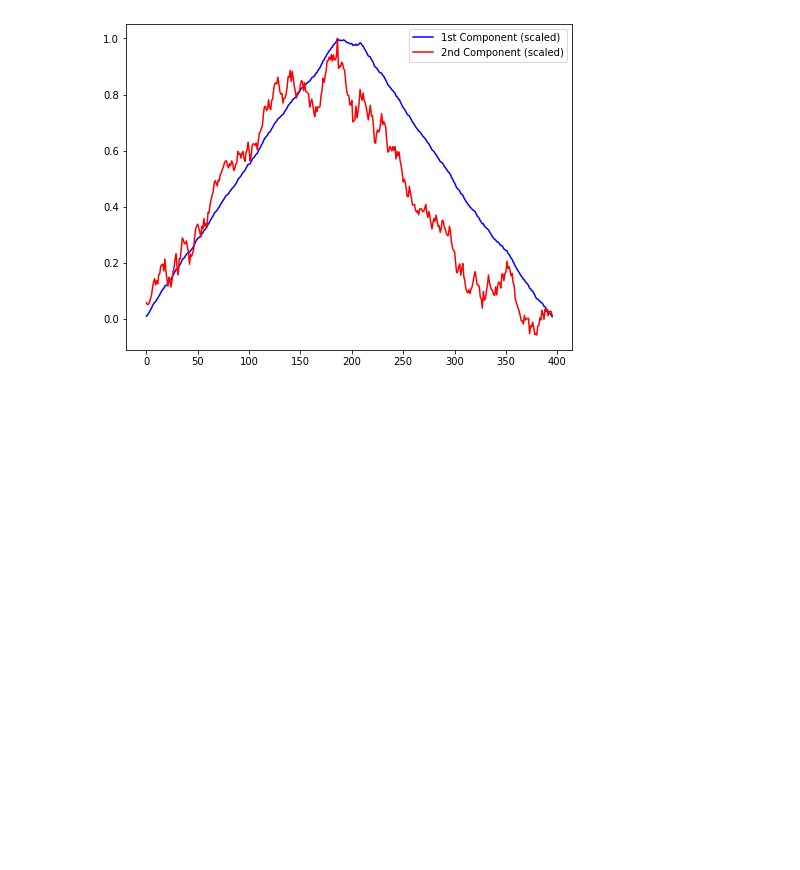
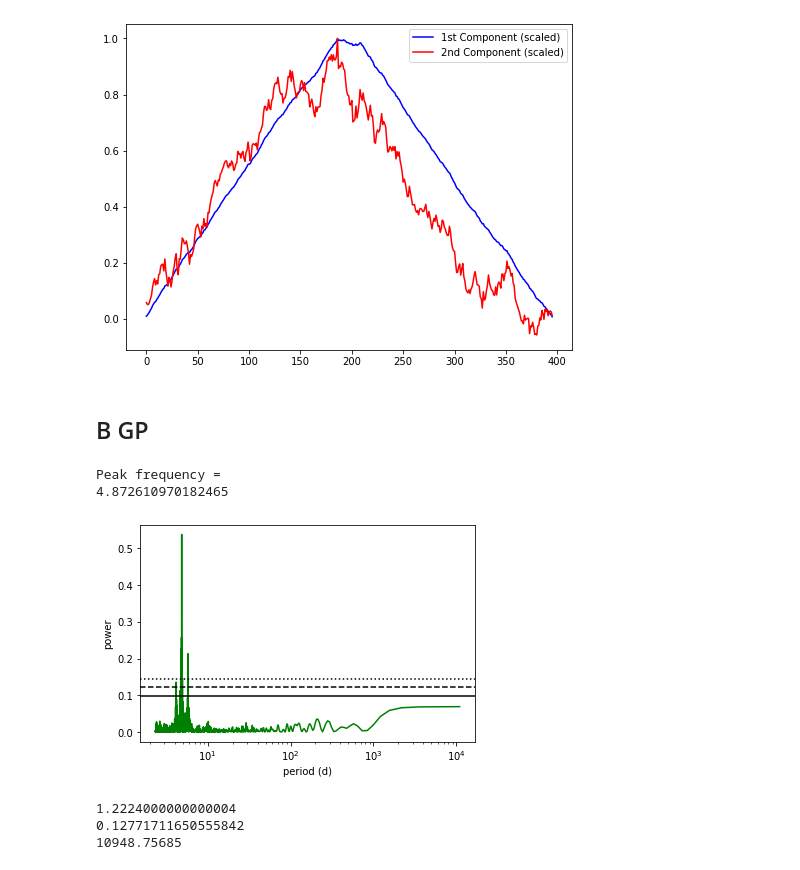
Before and after one commit to Paul-Charpentier/SPCAndie, a Jupyter notebook: GwPCA.ipynb, the cells around one changed output. Cells and saved outputs as stored; diff of their text form; code cells hidden in the pictures; blank space fills up the shorter version.

```diff
--- a/GwPCA.ipynb
+++ b/GwPCA.ipynb
@@ -431,3 +431,42 @@ plt.legend()
 plt.show()
 # %% [output]
 [figure]
+# %% [markdown]
+##  B GP
+# %%
+frequency, power = LombScargle(times_B, B).autopower()
+plt.figure(2)
+plt.plot(1/frequency, power, 'g')
+plt.xlabel("period (d)")
+plt.ylabel("power")
+plt.xscale('log')
+
+
+peak_freq = 1 / frequency[np.argmax(power)]
+print('Peak frequency = ')
+print(peak_freq)
+
+ls = LombScargle(times_B, B)
+
+fap = ls.false_alarm_level(0.1)
+plt.axhline(fap, linestyle='-', color='k')
+
+fap = ls.false_alarm_level(0.01)
+plt.axhline(fap, linestyle='--', color='k')
+
+fap = ls.false_alarm_level(0.001)
+plt.axhline(fap, linestyle=':', color='k')
+
+plt.show()
+# %% [output]
+Peak frequency =
+4.872610970182465
+[figure, added]
+# %%
+print(2*(np.max(B)- np.min(B)))
+print(np.std(B))
+print(10*(np.max(times_B)-np.min(times_B)))
+# %% [output]
+1.2224000000000004
+0.12771711650555842
+10948.75685
```
Also changed, not shown: parts of 8 cells of this notebook.
